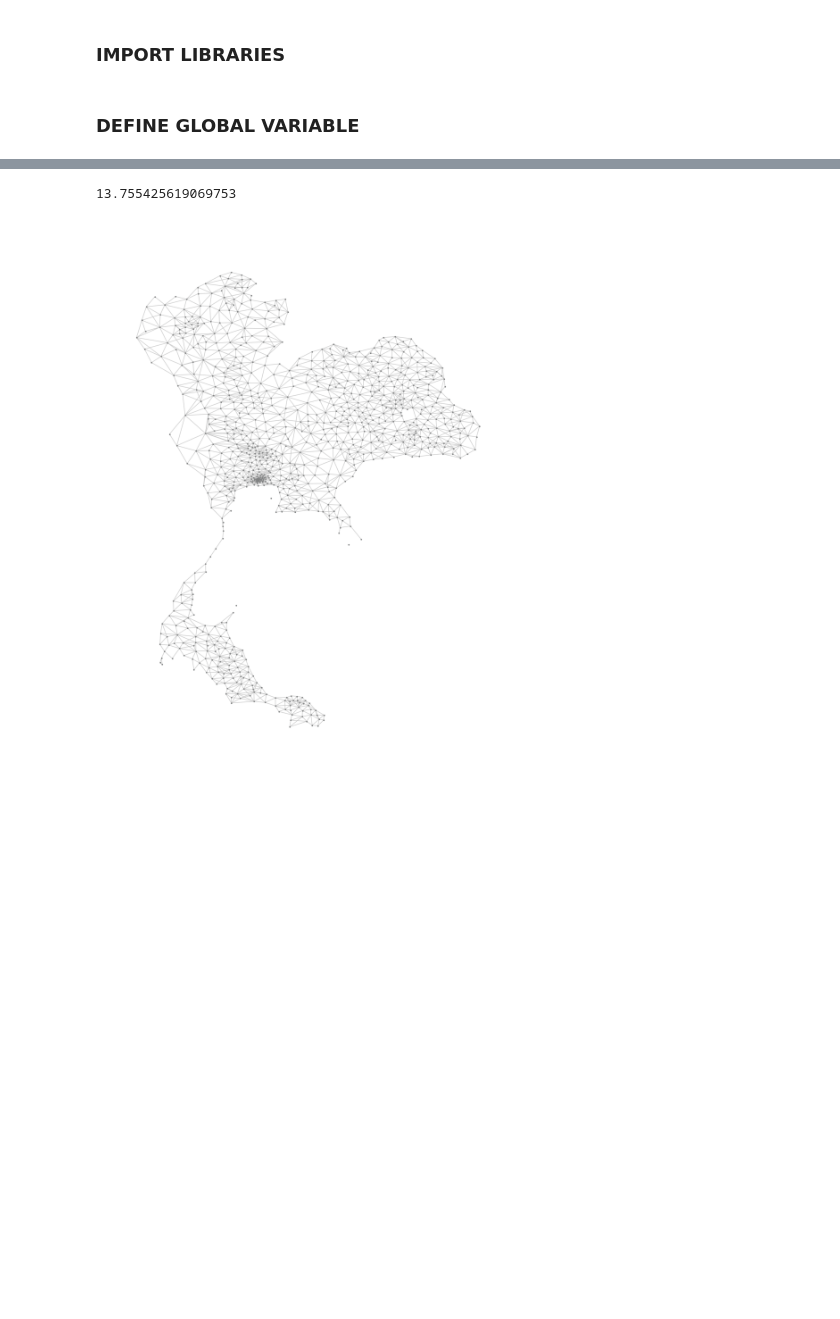
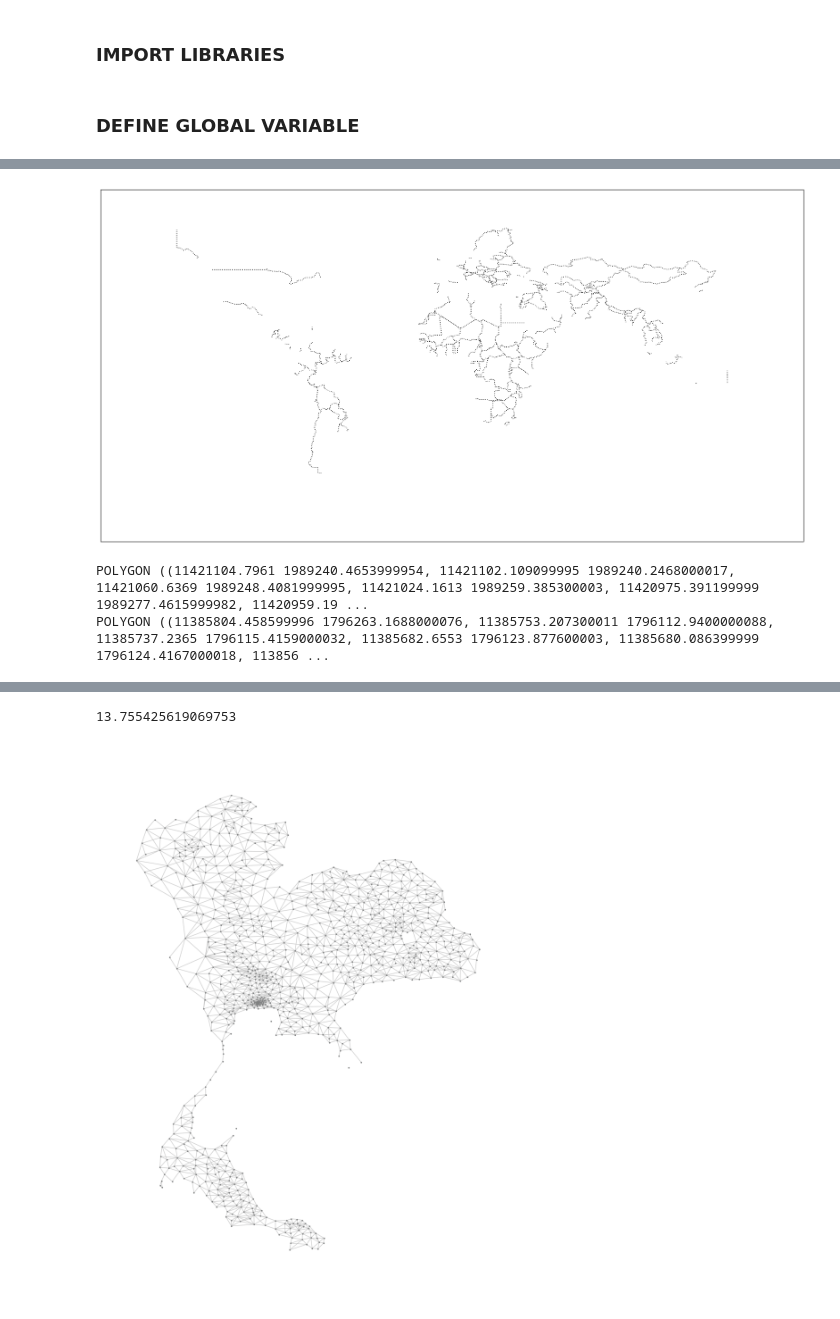
Before and after one commit to wtepsan/Adjacency-and-Distance-Matrix-of-Thailand, a Jupyter notebook: main_applications.ipynb, the cells around one changed output, grey strips where cells are left out. Cells and saved outputs as stored; diff of their text form; code cells hidden in the pictures; blank space fills up the shorter version.

```diff
--- a/main_applications.ipynb
+++ b/main_applications.ipynb
@@ -86,0 +152,20 @@ DICT_amper2int = {item: index for index, item in enumerate(allampers)}
+# %%
+# Loop through each polygon in the MultiPolygon
+plt.figure(figsize=(20, 30))
+ax = plt.axes(projection=ccrs.PlateCarree())
+ax.add_feature(cfeature.BORDERS, linestyle=':', linewidth=1)
+
+for i in range(len(road)):
+    for j, polygon in enumerate(road.iloc[i]['geometry'].geoms):
+        ax.add_geometries(polygon, crs=ccrs.PlateCarree(), facecolor='none', edgecolor='green')
+
+plt.show()
+# %% [output]
+[figure, added]
+# %%
+for i in range(2):
+    for j, polygon in enumerate(road.iloc[i]['geometry'].geoms):
+        print(polygon)
+# %% [output]
+POLYGON ((11421104.7961 1989240.4653999954, 11421102.109099995 1989240.2468000017, 11421060.6369 1989248.4081999995, 11421024.1613 1989259.385300003, 11420975.391199999 1989277.4615999982, 11420959.19 ...
+POLYGON ((11385804.458599996 1796263.1688000076, 11385753.207300011 1796112.9400000088, 11385737.2365 1796115.4159000032, 11385682.6553 1796123.877600003, 11385680.086399999 1796124.4167000018, 113856 ...
```
Also changed, not shown: parts of 13 cells of this notebook, 11 other files.
